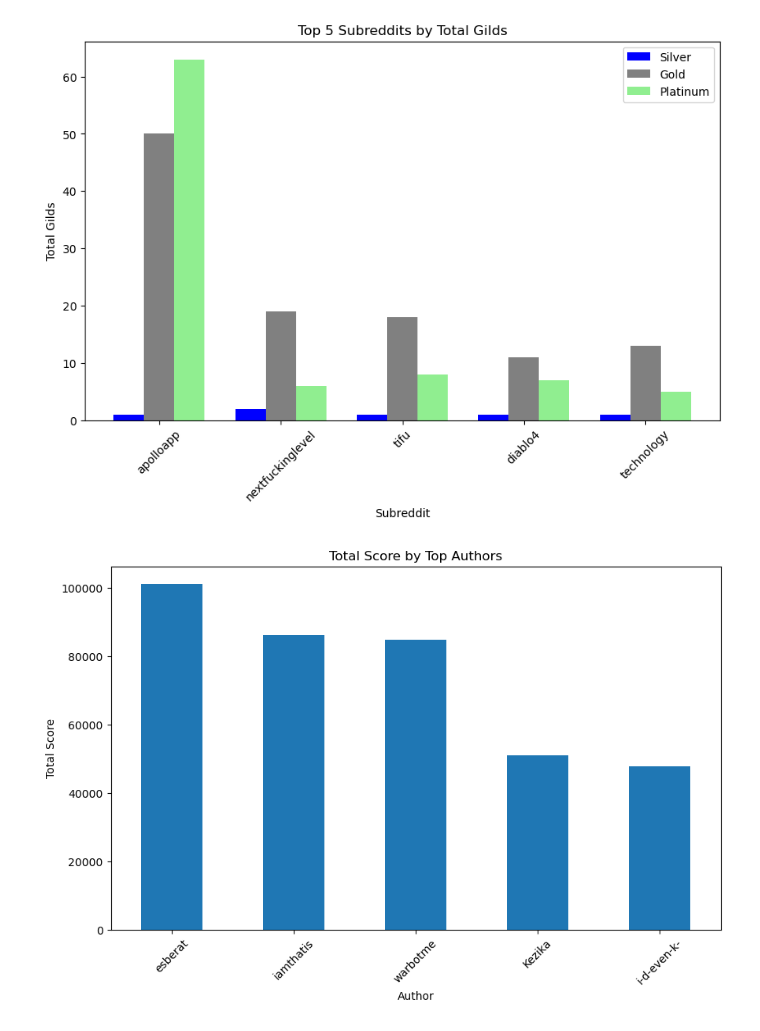
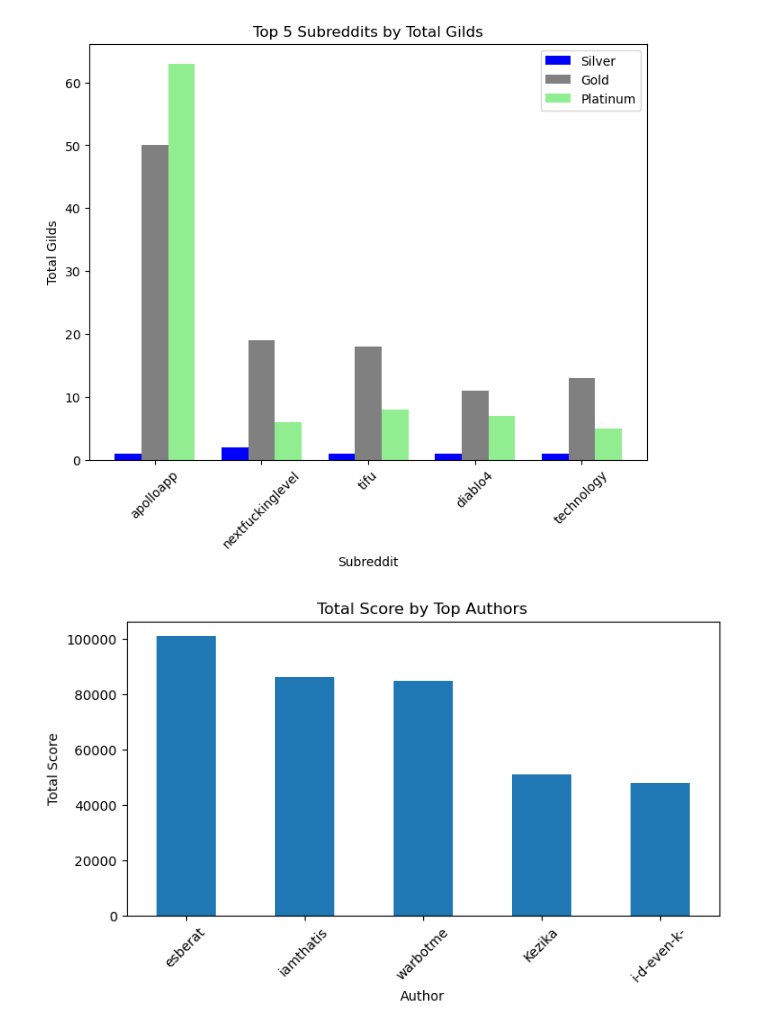
Before and after one commit to Abdullahdurrani/reddit-de, a Jupyter notebook: scripts/Visualize.ipynb, the cells around one changed output. Saved outputs shown, nothing was run; the diff lists cells and outputs as text; code cells hidden in the pictures.

Commit message:
updated visualization

```diff
--- a/scripts/Visualize.ipynb
+++ b/scripts/Visualize.ipynb
@@ -21,35 +21,35 @@ top_subreddits = spark.read.format("delta").load(f"s3a://{minio_bucket}/gold/gil
 # %%
 import numpy as np
 import matplotlib.pyplot as plt
 import pandas as pd
 
 pandas_df = top_subreddits.toPandas()
 
 subreddit_gilds = pandas_df.groupby('subreddit')[['total_silver_gilds', 'total_gold_gilds', 'total_platinum_gilds']].sum()
 subreddit_gilds['total_gilds'] = subreddit_gilds.sum(axis=1)
 
 top_5_subreddits = subreddit_gilds.nlargest(5, 'total_gilds')
 
 colors = ['blue', 'grey', 'lightgreen']
 
 bar_width = 0.25
 index = np.arange(len(top_5_subreddits))
 
-plt.figure(figsize=(10, 6))
+plt.figure(figsize=(8, 4))
 plt.bar(index, top_5_subreddits['total_silver_gilds'], width=bar_width, color=colors[0], label='Silver')
 plt.bar(index + bar_width, top_5_subreddits['total_gold_gilds'], width=bar_width, color=colors[1], label='Gold')
 plt.bar(index + 2 * bar_width, top_5_subreddits['total_platinum_gilds'], width=bar_width, color=colors[2], label='Platinum')
 
 plt.title('Top 5 Subreddits by Total Gilds')
 plt.xlabel('Subreddit')
 plt.ylabel('Total Gilds')
 
 plt.xticks(index + bar_width, top_5_subreddits.index, rotation=45)
 plt.legend()
 
 plt.show()
 # %% [output]
-[figure, old version]
+[figure, new version]
 # %%
 top_authors = spark.read.format("delta").load(f"s3a://{minio_bucket}/gold/awardings/top_authors")
 # %%
@@ -59,7 +59,7 @@ top_authors = top_authors.groupBy('year', 'month', 'author').agg(F.first('score'
 pandas_df = top_authors.toPandas()
 author_df = pandas_df.groupby('author')['score'].sum().nlargest(5)
 
-plt.figure(figsize=(10, 6))
+plt.figure(figsize=(8, 4))
 author_df.plot(kind='bar')
 
 plt.title('Total Score by Top Authors')
@@ -71,4 +71,4 @@ plt.legend().remove()
 
 plt.show()
 # %% [output]
-[figure, old version]
+[figure, new version]
```
